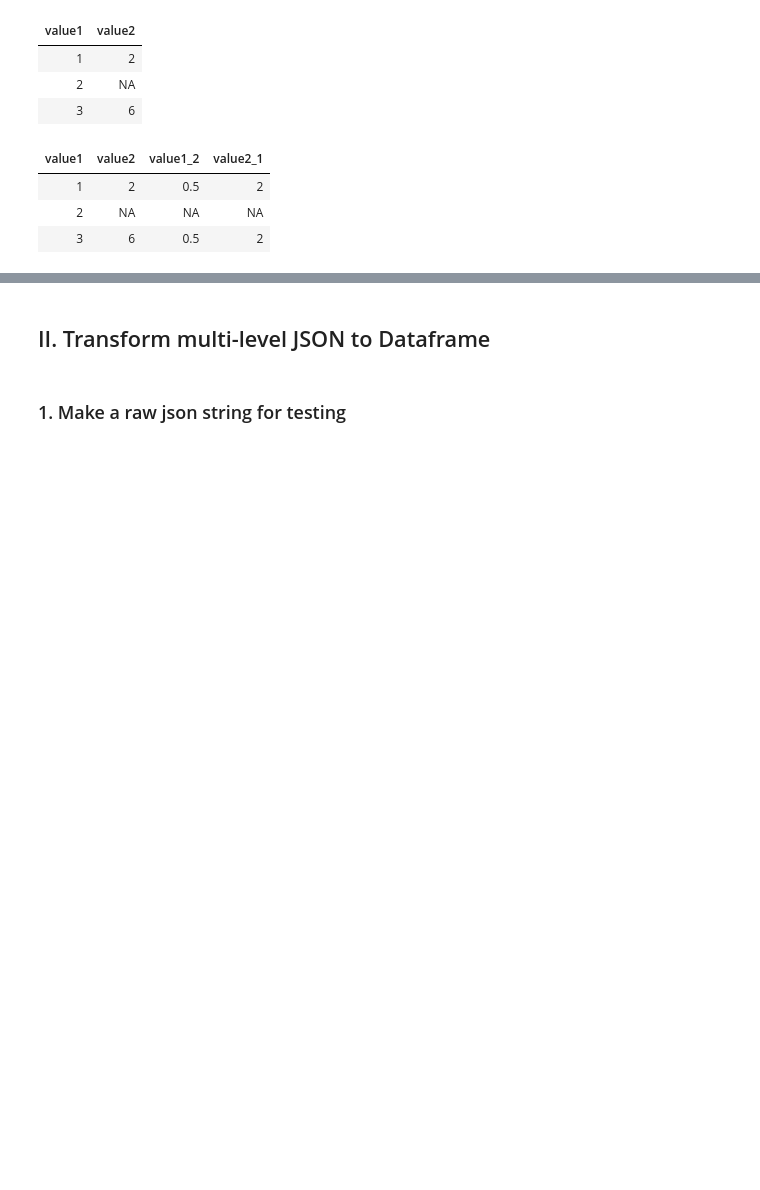
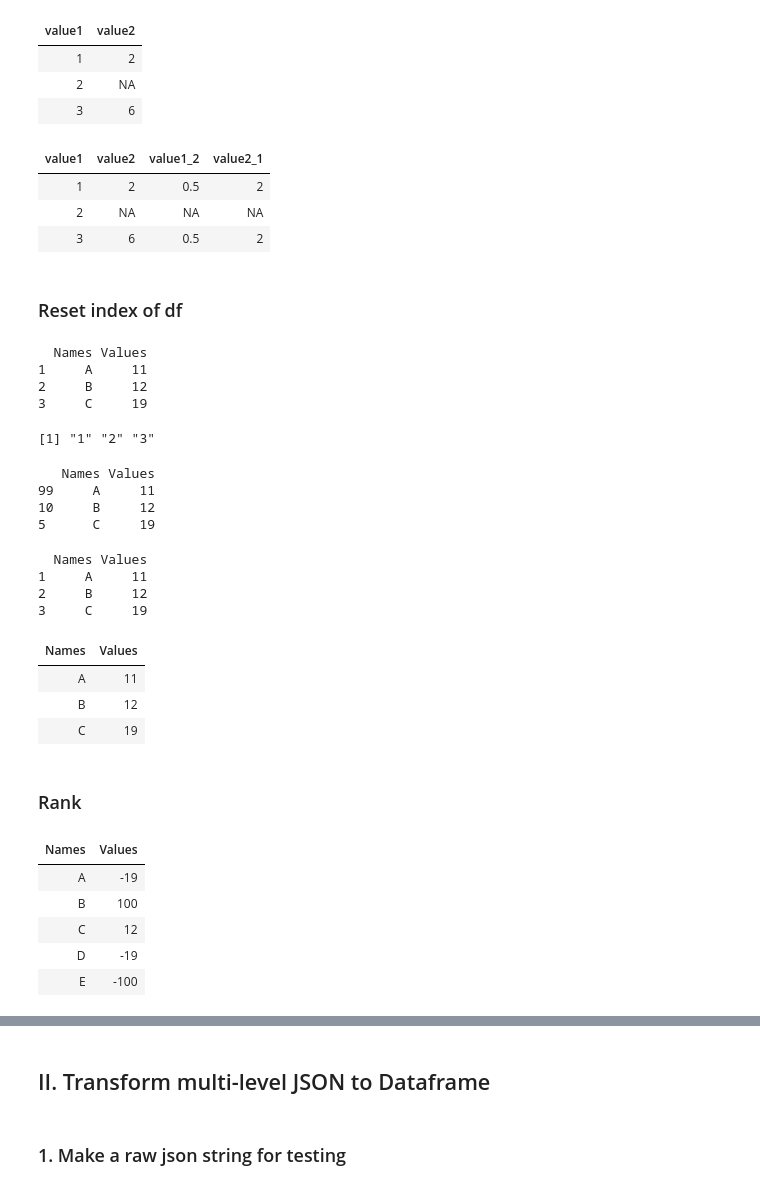
Before and after one commit to tuantla80/R-Shiny-Apps, a Jupyter notebook: R_Examples/Dataframe.ipynb, the cells around one changed output, grey strips where cells are left out. Drawn from its saved outputs; the diff is of its cells as text; code cells hidden in the pictures; blank space fills up the shorter version.

```diff
--- a/R_Examples/Dataframe.ipynb
+++ b/R_Examples/Dataframe.ipynb
@@ -345,3 +363,52 @@ df1
 | 1 | 2 | 0.5 | 2 |
 | 2 | NA | NA | NA |
 | 3 | 6 | 0.5 | 2 |
+# %% [markdown]
+### Reset index of df
+# %%
+df <- data.frame(Names=c('A', 'B', 'C'), Values=c(11, 12, 19))
+print(df)
+rownames(df)
+# %% [output]
+  Names Values
+1     A     11
+2     B     12
+3     C     19
+[1] "1" "2" "3"
+# %%
+rownames(df) <- c(99, 10, 5)
+print(df)
+# %% [output]
+   Names Values
+99     A     11
+10     B     12
+5      C     19
+# %%
+df <- df %>% as.data.frame(row.names = 1:nrow(.))
+print(df)
+# %% [output]
+  Names Values
+1     A     11
+2     B     12
+3     C     19
+# %%
+# make rownames as NULL
+rownames(df) <- NULL
+df
+# %% [output]
+| Names | Values |
+| A | 11 |
+| B | 12 |
+| C | 19 |
+# %% [markdown]
+### Rank
+# %%
+df <- data.frame(Names=c('A', 'B', 'C', 'D', 'E'), Values=c(-19, 100, 12, -19, -100))
+df
+# %% [output]
+| Names | Values |
+| A | -19 |
+| B | 100 |
+| C | 12 |
+| D | -19 |
+| E | -100 |
```
Also changed, not shown: parts of 10 cells of this notebook.
